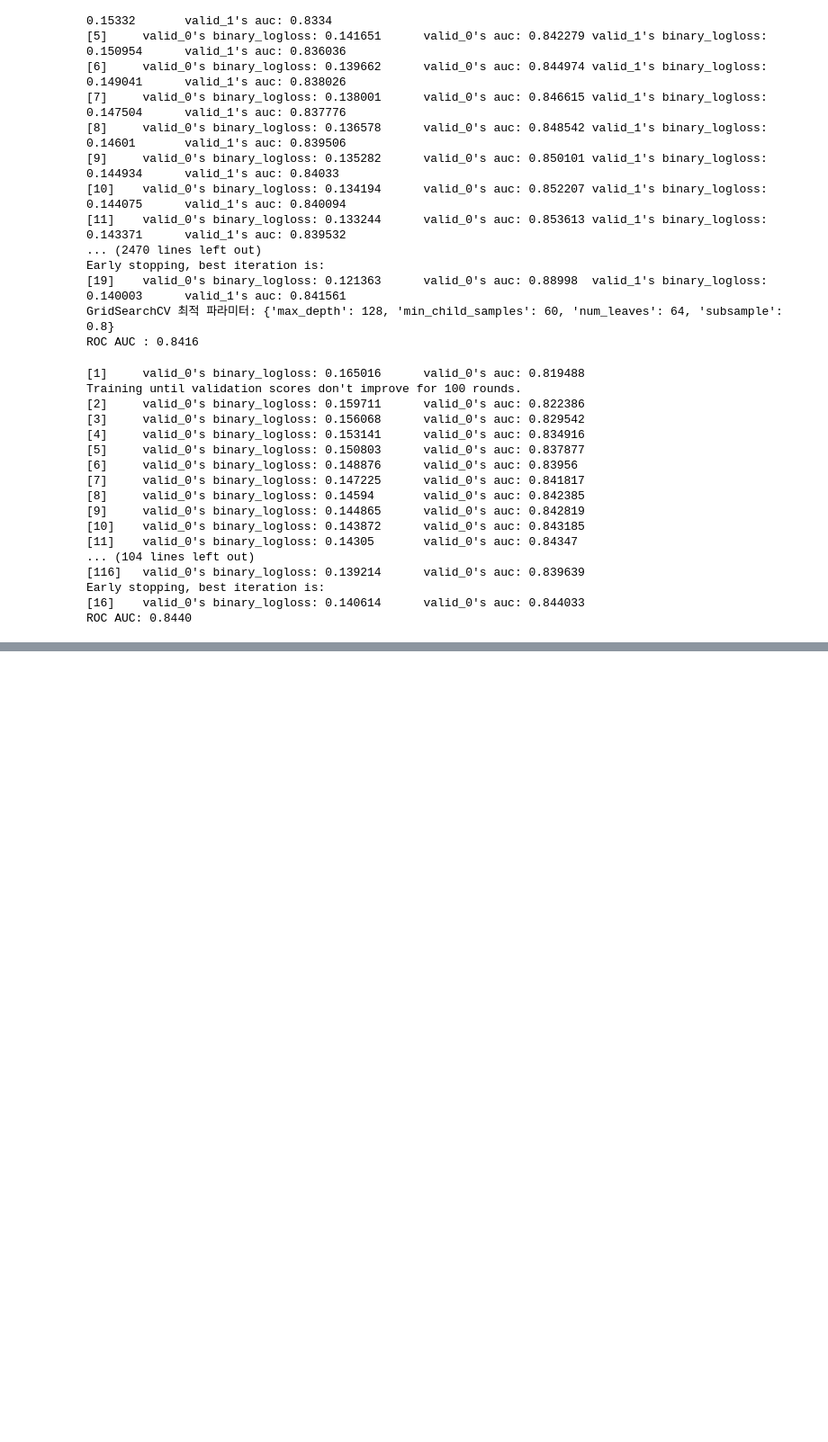
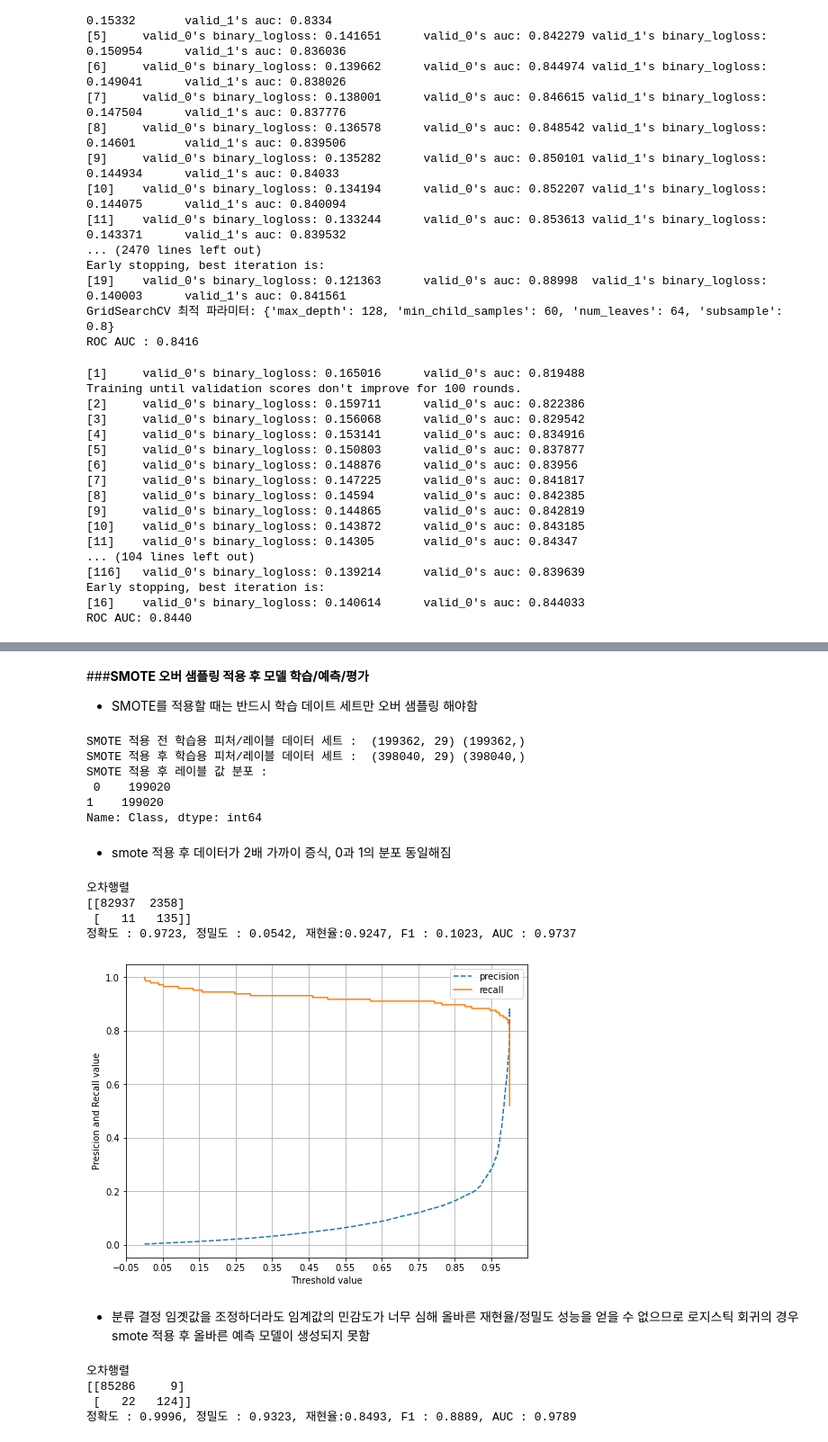
Before and after one commit to sooonsyk/ESAA, a Jupyter notebook: Week11_HW2.ipynb, the cells around one changed output, grey strips where cells are left out. Shown at 90% size. Cells and saved outputs as stored; diff of their text form; code cells hidden in the pictures; blank space fills up the shorter version.

```diff
--- a/Week11_HW2.ipynb
+++ b/Week11_HW2.ipynb
@@ -321,0 +421,7 @@ ROC AUC: 0.8440
+# %%
+#인자로 사이킷런의 Estimator객체와 학습/테스트 데이터 세트를 입력 받아서 학습/예측/평가 수행
+def get_model_train_eval(model, ftr_train=None, ftr_test=None, tgt_train=None, tgt_test=None):
+  model.fit(ftr_train, tgt_train)
+  pred = model.predict(ftr_test)
+  pred_proba = model.predict_proba(ftr_test)[:,1]
+  get_clf_eval(tgt_test, pred, pred_proba)
@@ -321,0 +591,69 @@ ROC AUC: 0.8440
+# %% [markdown]
+###**SMOTE 오버 샘플링 적용 후 모델 학습/예측/평가**
+- SMOTE를 적용할 때는 반드시 학습 데이트 세트만 오버 샘플링 해야함
+# %%
+from imblearn.over_sampling import SMOTE
+
+smote = SMOTE(random_state=0)
+X_train_over, y_train_over = smote.fit_resample(X_train, y_train)
+print('SMOTE 적용 전 학습용 피처/레이블 데이터 세트 : ', X_train.shape, y_train.shape)
+print('SMOTE 적용 후 학습용 피처/레이블 데이터 세트 : ', X_train_over.shape, y_train_over.shape)
+print('SMOTE 적용 후 레이블 값 분포 : \n', pd.Series(y_train_over).value_counts())
+# %% [output]
+SMOTE 적용 전 학습용 피처/레이블 데이터 세트 :  (199362, 29) (199362,)
+SMOTE 적용 후 학습용 피처/레이블 데이터 세트 :  (398040, 29) (398040,)
+SMOTE 적용 후 레이블 값 분포 :
+ 0    199020
+1    199020
+Name: Class, dtype: int64
+# %% [markdown]
+- smote 적용 후 데이터가 2배 가까이 증식, 0과 1의 분포 동일해짐
+# %%
+lr_clf = LogisticRegression()
+
+#ftr_train과 tgt_train 인자값이 smote 증식된 X_train_over와 y_train_over로 변경됨에 유의
+get_model_train_eval(lr_clf, ftr_train=X_train_over, ftr_test=X_test, tgt_train=y_train_over, tgt_test=y_test)
+# %% [output]
+오차행렬
+[[82937  2358]
+ [   11   135]]
+정확도 : 0.9723, 정밀도 : 0.0542, 재현율:0.9247, F1 : 0.1023, AUC : 0.9737
+# %%
+#재현율 급증, 정밀도 급감 오버 샘플링 때문
+
+import matplotlib.pyplot as plt
+import matplotlib.ticker as ticker
+from sklearn.metrics import precision_recall_curve
+%matplotlib inline
+
+def precision_recall_curve_plot(y_test, pred_proba_c1):
+
+  precisions, recalls, thresholds = precision_recall_curve(y_test, pred_proba_c1)
+
+  #X축을 threshold 값으로, Y축은 정밀도, 재현율 값으로 각각 plot 수행, 정밀도는 점선으로 표시
+  plt.figure(figsize=(8,6))
+  threshold_boundary = thresholds.shape[0]
+  plt.plot(thresholds, precisions[0:threshold_boundary], linestyle='--', label='precision')
+  plt.plot(thresholds, recalls[0:threshold_boundary], label='recall')
+
+  start,end = plt.xlim()
+  plt.xticks(np.round(np.arange(start, end, 0.1),2))
+
+  plt.xlabel('Threshold value')
+  plt.ylabel('Presicion and Recall value')
+  plt.legend()
+  plt.grid()
+
+precision_recall_curve_plot(y_test, lr_clf.predict_proba(X_test)[:,1])
+# %% [output]
+[figure, added]
+# %% [markdown]
+- 분류 결정 임곗값을 조정하더라도 임계값의 민감도가 너무 심해 올바른 재현율/정밀도 성능을 얻을 수 없으므로 로지스틱 회귀의 경우 smote 적용 후 올바른 예측 모델이 생성되지 못함
+# %%
+lgbm_clf = LGBMClassifier(n_estimators=1000, num_leaves=64, n_jobs=-1, boost_from_avearage=False)
+get_model_train_eval(lgbm_clf, ftr_train=X_train_over, ftr_test=X_test, tgt_train=y_train_over, tgt_test=y_test)
+# %% [output]
+오차행렬
+[[85286     9]
+ [   22   124]]
+정확도 : 0.9996, 정밀도 : 0.9323, 재현율:0.8493, F1 : 0.8889, AUC : 0.9789
```
Also changed, not shown: parts of 22 cells of this notebook.
